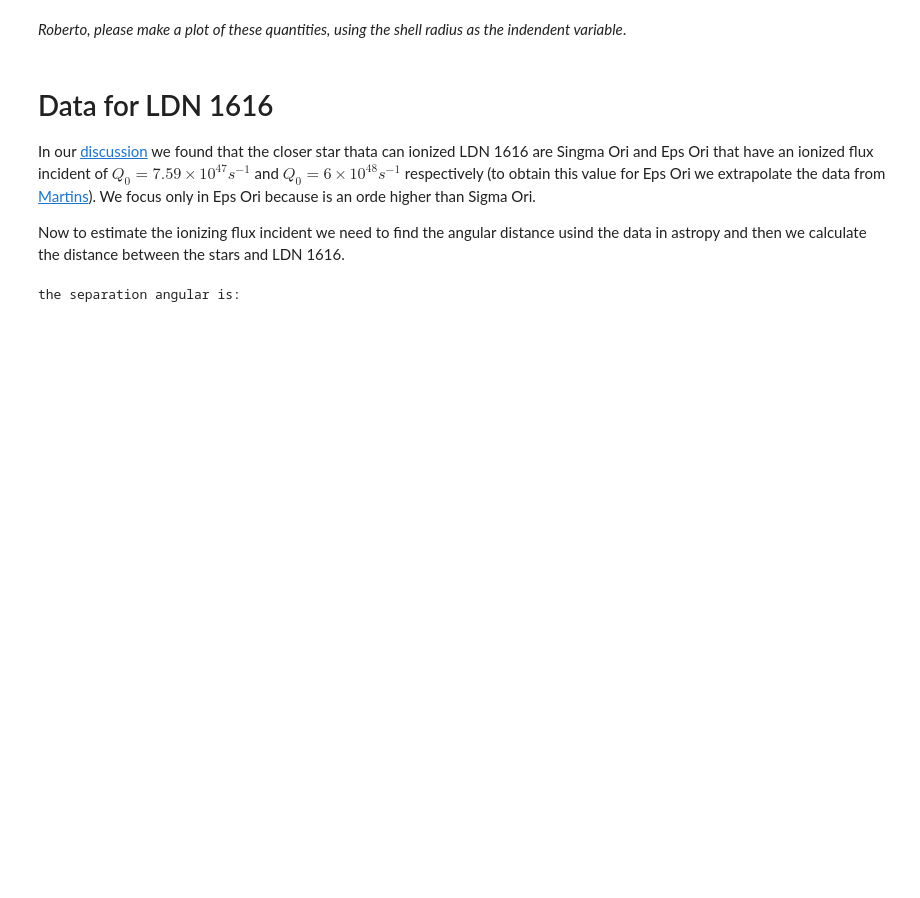
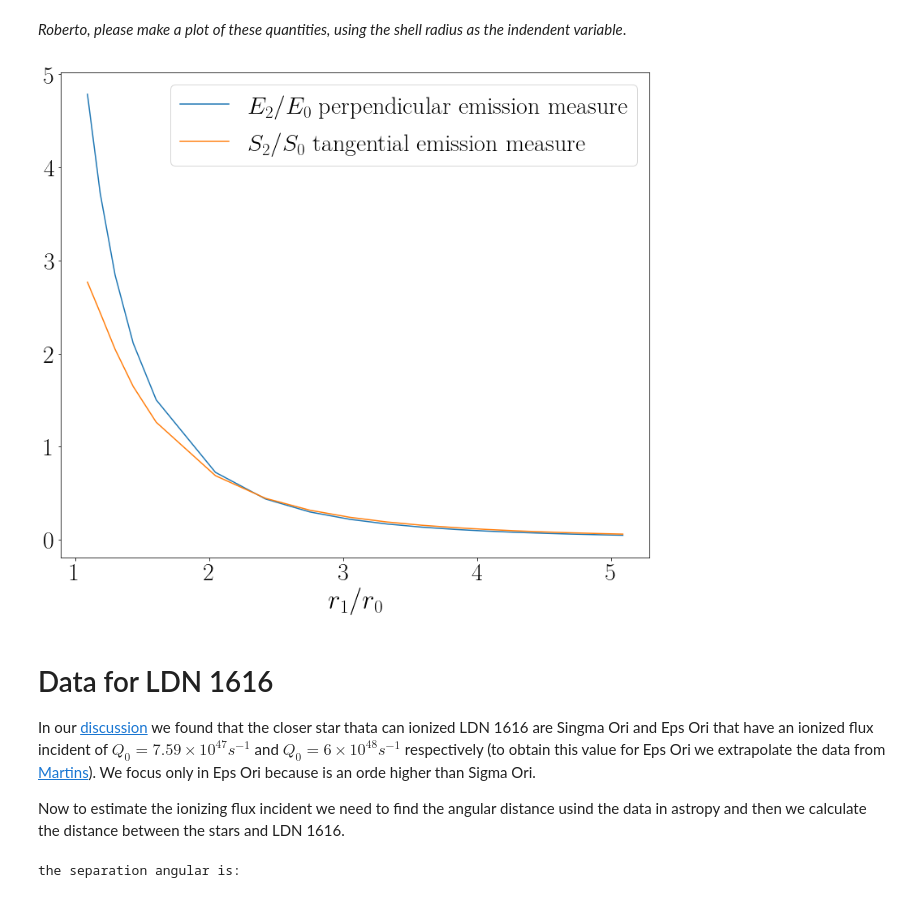
Before and after one commit to will-henney/globule-seminario, a Jupyter notebook: roberto-notebooks/calculations for h_0, recombinations and surface brightness of the shell.ipynb, the cells around one changed output. Cells and saved outputs as stored; diff of their text form; code cells hidden in the pictures; blank space fills up the shorter version.

```diff
--- a/roberto-notebooks/calculations for h_0, recombinations and surface brightness of the shell.ipynb
+++ b/roberto-notebooks/calculations for h_0, recombinations and surface brightness of the shell.ipynb
@@ -8,3 +1,29 @@ import pandas as pd
+# %%
+from scipy import integrate
+from scipy.optimize import fsolve
+from math import pi, e, cos, sin
+import numpy as np
+from IPython.display import display, Markdown
+import pandas as pd
+import matplotlib.pyplot as plt
+#tis is only style for the plot, we can ignore or change if we want
+rc_fonts = {
+        "text.usetex": True,
+        "font.size": 30,
+        'mathtext.default': 'regular',
+        'axes.titlesize': 33,
+        "axes.labelsize": 33,
+        "legend.fontsize": 30,
+        "xtick.labelsize": 30,
+        "ytick.labelsize": 30,
+        'figure.titlesize': 33,
+        'figure.figsize': (13,11),
+        'text.latex.preamble': [r'\usepackage{amsmath,amssymb,bm,physics,lmodern}'],
+        "font.family": "serif",
+        "font.serif": "computer modern roman",
+        }
+
+plt.rcParams.update(rc_fonts)
 # %% [markdown]
 ## Find the effective thickness of the photoevaporation flow
 # %% [markdown]
@@ -233,5 +252,13 @@ pd.__version__
 # %% [markdown]
 *Roberto, please make a plot of these quantities, using the shell radius as the indendent variable*.
+# %%
+plt.plot(r1,EM2a,label=r'$E_2/E_0$ perpendicular emission measure ')
+plt.plot(r1,EM2,label=r'$S_2/S_0$ tangential emission measure ')
+plt.xlabel(r'$r_1/r_0$')
+plt.legend()
+plt.show()
+# %% [output]
+[figure, added]
 # %% [markdown]
 # Data for LDN 1616
 
```
Also changed, not shown: parts of 9 cells of this notebook.
